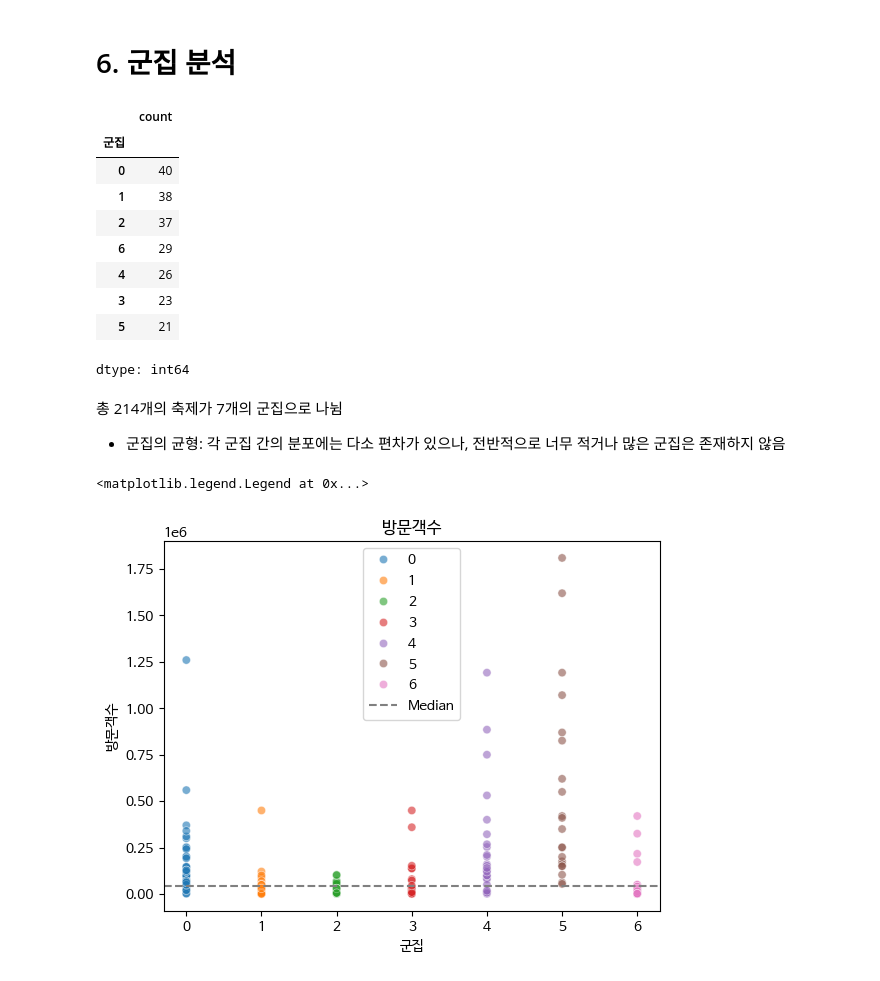
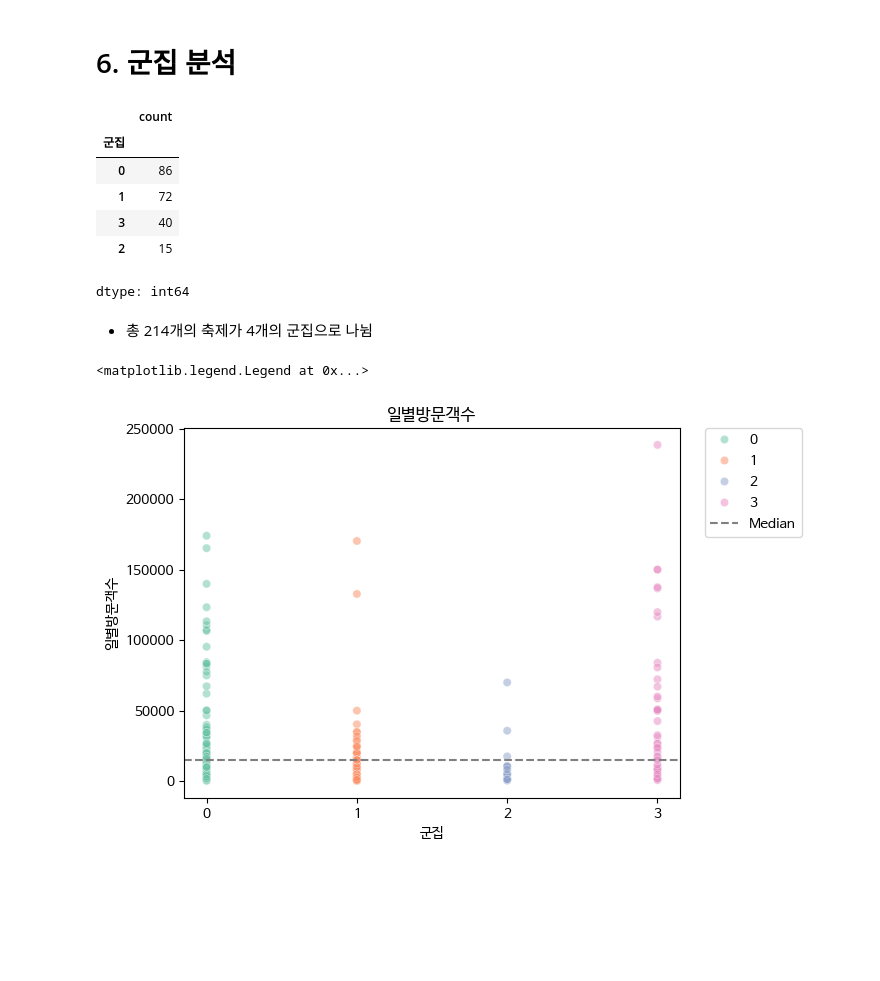
Before and after one commit to minjeon99/ESAA-10th-OB, a Jupyter notebook: OB1조_프로젝트1.ipynb, the cells around one changed output. Drawn from its saved outputs; the diff is of its cells as text; code cells hidden in the pictures; blank space fills up the shorter version.

```diff
--- a/OB1조_프로젝트1.ipynb
+++ b/OB1조_프로젝트1.ipynb
@@ -279,0 +303,2 @@ fest_df.방문객수.hist()
+# %%
+fest.drop(index=[99], inplace=True)
@@ -901,0 +960,25 @@ plt.show()
+# %%
+# feature selection
+selected = fest[['축제명', '일별예산', '기간', '일별외지인수', '개최연도수', '주차구획수']].set_index('축제명')
+
+# log transform
+selected_log = selected.copy()
+selected_log.iloc[:,:-1] = np.log1p(selected_log.iloc[:,:-1])
+
+# boxcox
+selected_bc = selected_log.copy()
+selected_bc['주차구획수'] = selected_bc['주차구획수'].replace(0,1)
+selected_bc['주차구획수'], fit_lambda = boxcox(selected_bc['주차구획수'])
+
+# standard scaling
+scaler = StandardScaler()
+scaler.fit(selected_bc)
+seleted_scaled = selected_bc.copy()
+seleted_scaled[seleted_scaled.columns] = scaler.transform(seleted_scaled)
+
+# PCA 수행
+selected_pca = seleted_scaled.copy()
+pca = PCA(n_components=2, random_state=0)
+selected_pca = pca.fit_transform(selected_pca)
+
+visualize_silhouette_kmeans([3,4,5,6,7,8], selected_pca)
@@ -901,0 +991,6 @@ plt.show()
+# %%
+# KMeans 클러스터링 적용
+kmeans = KMeans(n_clusters=4, init='k-means++', max_iter=500, random_state=0)
+kmeans_labels = kmeans.fit_predict(selected_pca)
+sil_avg = silhouette_score(selected_pca, kmeans_labels)
+pd.Series(kmeans_labels).value_counts()
@@ -902,30 +1022,26 @@ plt.show()
 # %% [markdown]
 # 6. 군집 분석
 # %%
-fest_cluster = fest_df.copy()
+fest_cluster = fest.copy()
 fest_cluster['군집'] = kmeans_labels
 fest_cluster['군집'].value_counts()
 # %% [output]
 |  | count |
 | 군집 |  |
-| 0 | 40 |
-| 1 | 38 |
-| 2 | 37 |
-| 6 | 29 |
-| 4 | 26 |
-| 3 | 23 |
-| 5 | 21 |
+| 0 | 86 |
+| 1 | 72 |
+| 3 | 40 |
+| 2 | 15 |
 dtype: int64
-# %% [markdown]
-총 214개의 축제가 7개의 군집으로 나뉨
-- 군집의 균형: 각 군집 간의 분포에는 다소 편차가 있으나, 전반적으로 너무 적거나 많은 군집은 존재하지 않음
+# %% [markdown]
+- 총 214개의 축제가 4개의 군집으로 나뉨
 # %%
-sns.scatterplot(data=fest_cluster, x='군집', y='방문객수', hue='군집', alpha=0.6, palette=sns.color_palette("tab10"))
-plt.xticks(ticks=[0,1,2,3,4,5,6])
-plt.axhline(fest_cluster['방문객수'].median(), color='gray', linestyle='--', label='Median')
-plt.title('방문객수')
-plt.legend()
+sns.scatterplot(data=fest_cluster, x='군집', y='일별방문객수', hue='군집', alpha=0.5, palette=sns.color_palette("Set2"))
+plt.xticks(ticks=[0,1,2,3])
+plt.axhline(fest_cluster['일별방문객수'].median(), color='gray', linestyle='--', label='Median')
+plt.title('일별방문객수')
+plt.legend(bbox_to_anchor=(1.05, 1), loc='upper left', borderaxespad=0)
 # %% [output]
 <matplotlib.legend.Legend at 0x...>
-[figure, old version]
+[figure, new version]
 # %%
```
Also changed, not shown: parts of 86 cells of this notebook.
